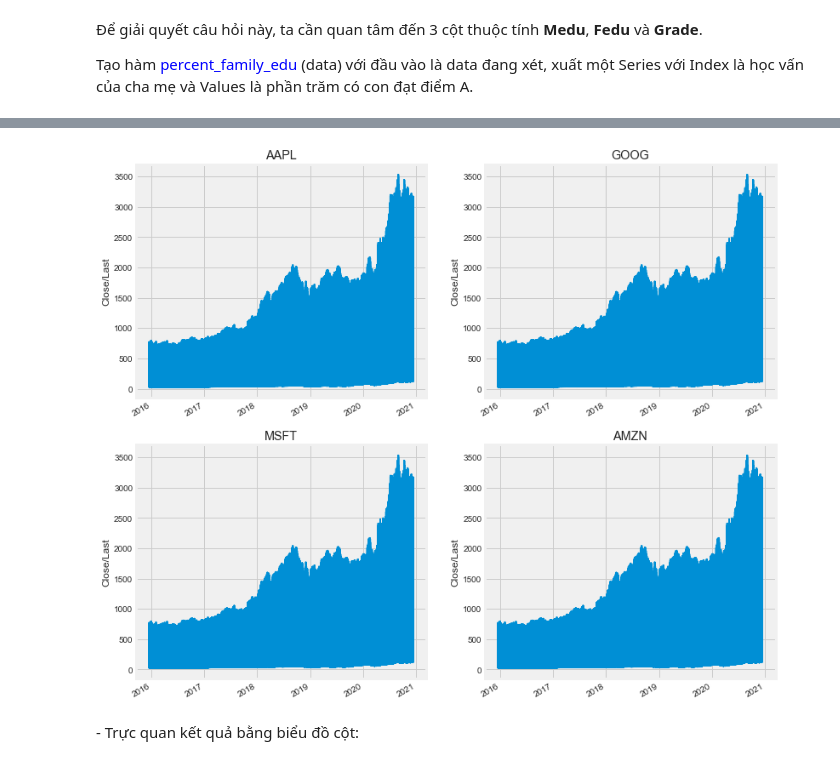
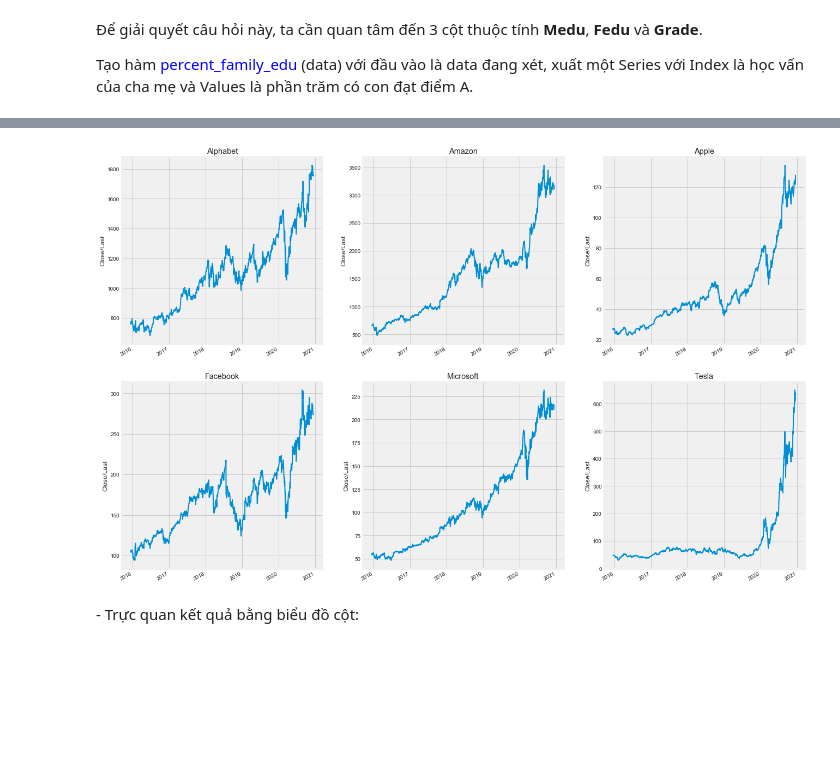
Before and after one commit to bason1999qn/Final_Project_Data_Science, a Jupyter notebook: Lab_Final.ipynb, the cells around one changed output, grey strips where cells are left out. Cells and saved outputs as stored; diff of their text form; code cells hidden in the pictures; blank space fills up the shorter version.

Commit message:
fix plot

```diff
--- a/Lab_Final.ipynb
+++ b/Lab_Final.ipynb
@@ -223,15 +239,14 @@ Tạo hàm <font color=blue> percent_family_edu </font>(data) với đầu vào
 # %%
-plt.figure(figsize=(12, 8))
+plt.figure(figsize=(20, 10))
 plt.subplots_adjust(top=1.25, bottom=1.2)
-tech_list = company_list
-for i, company in enumerate(company_list, 1):
-    plt.subplot(2, 2, i)
-    df['Close/Last'].plot(linewidth=2.0)
+for i, company in enumerate(company_name, 1):
+    plt.subplot(2, 3, i)
+    df[df['Company'] == company]['Close/Last'].plot(linewidth=2.0)
     plt.ylabel('Close/Last')
     plt.xlabel(None)
-    plt.title(f"{tech_list[i - 1]}")
+    plt.title(f"{company_name[i - 1]}")
 # %% [output]
-[figure, old version]
+[figure, new version]
 # %% [markdown]
 \- Trực quan kết quả bằng biểu đồ cột:
 # %%
```
Also changed, not shown: parts of 2 cells of this notebook.
